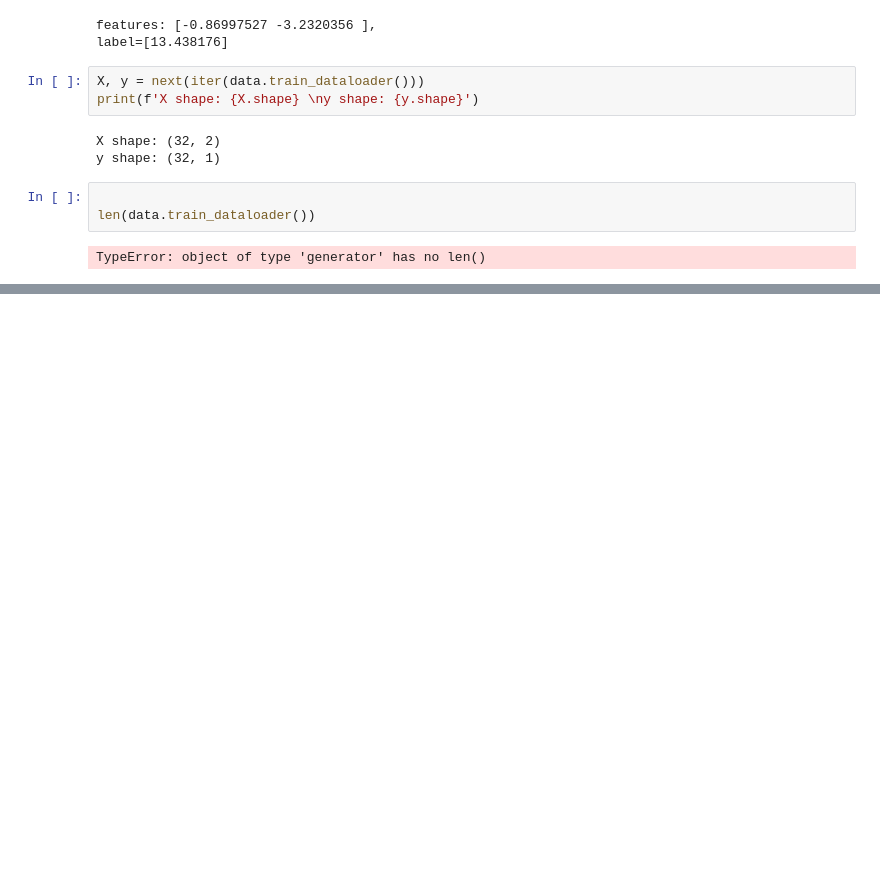
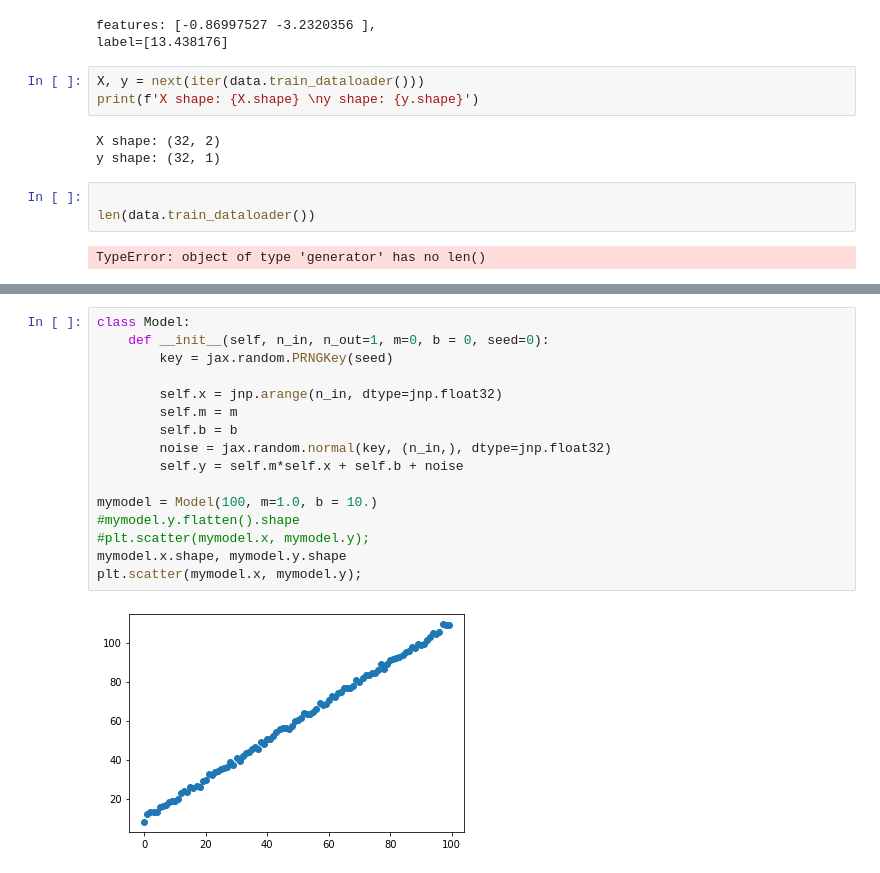
Before and after one commit to jsmidt/scratch, a Jupyter notebook: d2l/chap3_jax.ipynb, the cells around one changed output, grey strips where cells are left out. Cells and saved outputs as stored; diff of their text form; blank space fills up the shorter version.

```diff
--- a/d2l/chap3_jax.ipynb
+++ b/d2l/chap3_jax.ipynb
@@ -294,0 +307,18 @@ TypeError: object of type 'generator' has no len()
+# %%
+class Model:
+    def __init__(self, n_in, n_out=1, m=0, b = 0, seed=0):
+        key = jax.random.PRNGKey(seed)
+
+        self.x = jnp.arange(n_in, dtype=jnp.float32)
+        self.m = m
+        self.b = b
+        noise = jax.random.normal(key, (n_in,), dtype=jnp.float32)
+        self.y = self.m*self.x + self.b + noise
+
+mymodel = Model(100, m=1.0, b = 10.)
+#mymodel.y.flatten().shape
+#plt.scatter(mymodel.x, mymodel.y);
+mymodel.x.shape, mymodel.y.shape
+plt.scatter(mymodel.x, mymodel.y);
+# %% [output]
+[figure, added]
```
Also changed, not shown: parts of 6 cells of this notebook, 2 other files.
